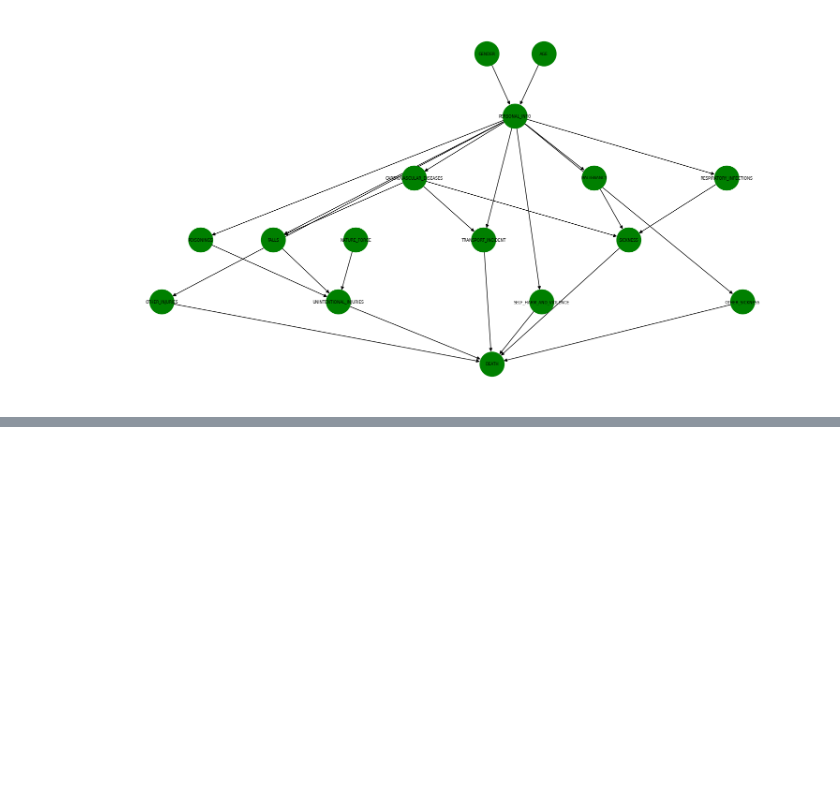
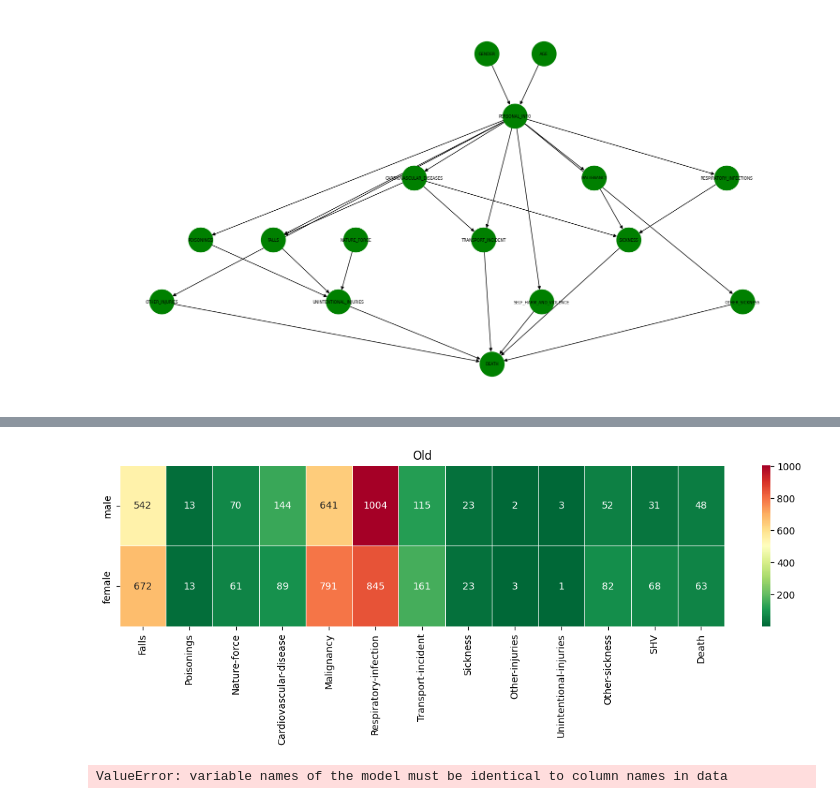
Before and after one commit to AndreaZecca/ByeBayes, a Jupyter notebook: project.ipynb, the cells around one changed output, grey strips where cells are left out. Saved outputs shown, nothing was run; the diff lists cells and outputs as text; code cells hidden in the pictures; blank space fills up the shorter version.

```diff
--- a/project.ipynb
+++ b/project.ipynb
@@ -55,0 +106,6 @@ data = BIFReader("./data/probabilities.bif")
+# %%
+plt.figure(figsize=(14,3))
+sns.heatmap(dataOld, annot=True ,fmt="g", cmap='RdYlGn_r', linewidths=0.5).set_title("Old")
+print()
+# %% [output]
+[figure, added]
@@ -59,7 +125,7 @@ from pgmpy.estimators import BayesianEstimator, MaximumLikelihoodEstimator
 
 manualConstructedModel.cpds = []
 
-manualConstructedModel.fit(data=data,
+manualConstructedModel.fit(data=dataset,
             estimator=BayesianEstimator,
             prior_type="BDeu",
             equivalent_sample_size=10,
@@ -72,6 +138,8 @@ for cpd in manualConstructedModel.get_cpds():
     print(f"CPT of {cpd.variable}")
     print(cpd)
     pass
+# %% [output]
+ValueError: variable names of the model must be identical to column names in data
 # %%
 model = data.get_model()
 # %%
```
Also changed, not shown: parts of 7 cells of this notebook, 2 other files.
